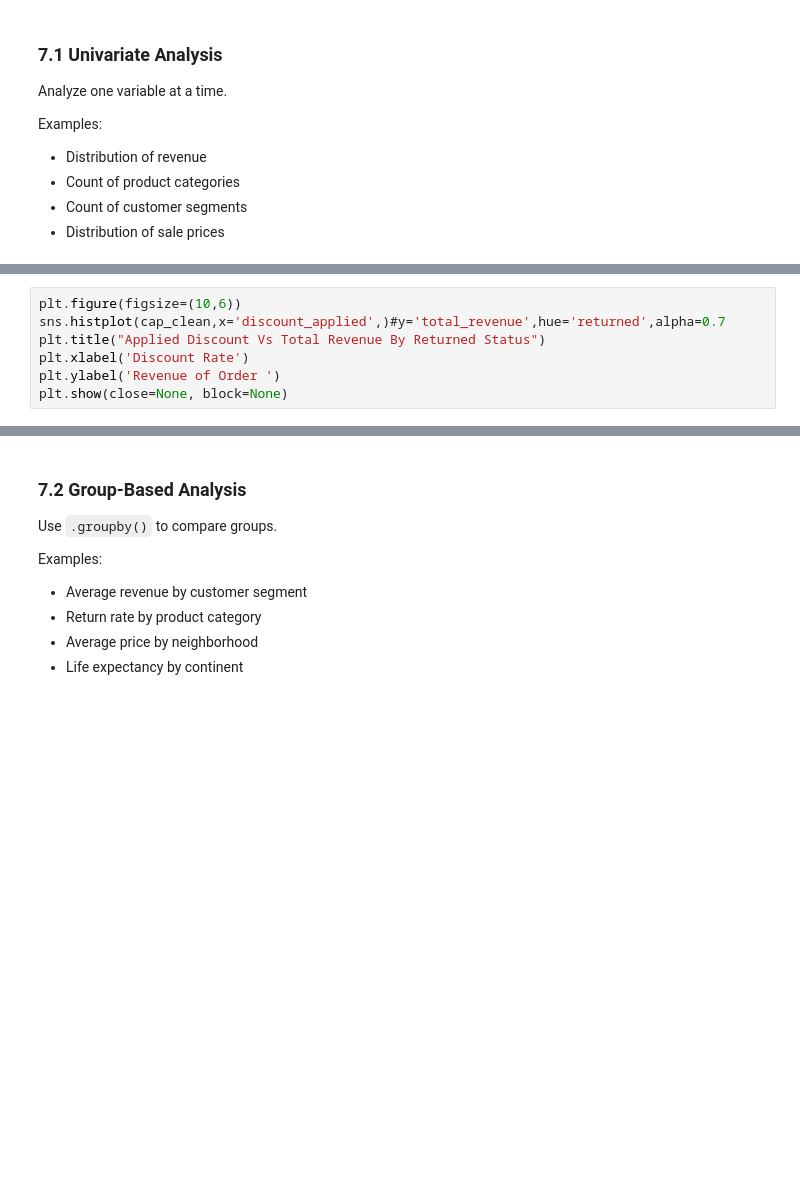
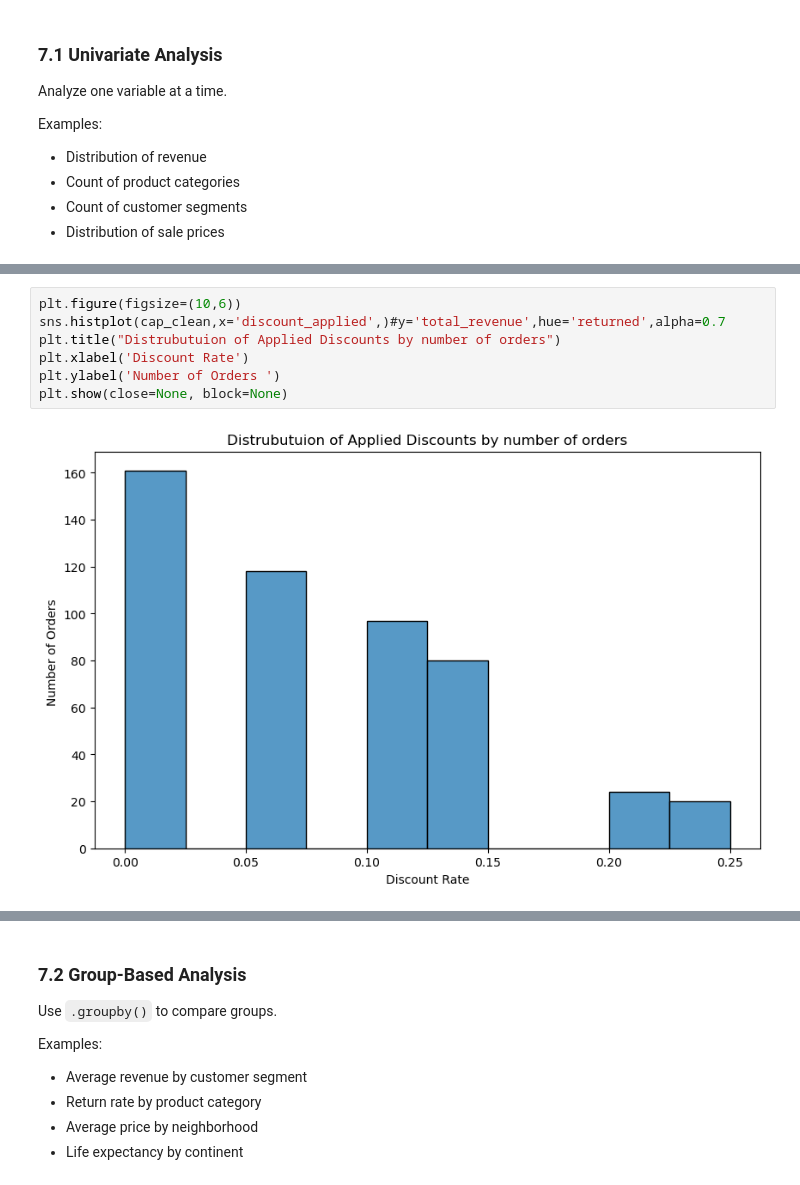
Before and after one commit to GregConfessore/capstone-pad, a Jupyter notebook: notebooks/capstone_starter_notebook.ipynb, the cells around one changed output, grey strips where cells are left out. Cells and saved outputs as stored; diff of their text form; blank space fills up the shorter version.

```diff
--- a/notebooks/capstone_starter_notebook.ipynb
+++ b/notebooks/capstone_starter_notebook.ipynb
@@ -466,7 +495,9 @@ plt.show(close=None, block=None)
 # %%
 plt.figure(figsize=(10,6))
 sns.histplot(cap_clean,x='discount_applied',)#y='total_revenue',hue='returned',alpha=0.7
-plt.title("Applied Discount Vs Total Revenue By Returned Status")
+plt.title("Distrubutuion of Applied Discounts by number of orders")
 plt.xlabel('Discount Rate')
-plt.ylabel('Revenue of Order ')
+plt.ylabel('Number of Orders ')
 plt.show(close=None, block=None)
+# %% [output]
+[figure, added]
```
Also changed, not shown: parts of 25 cells of this notebook.
